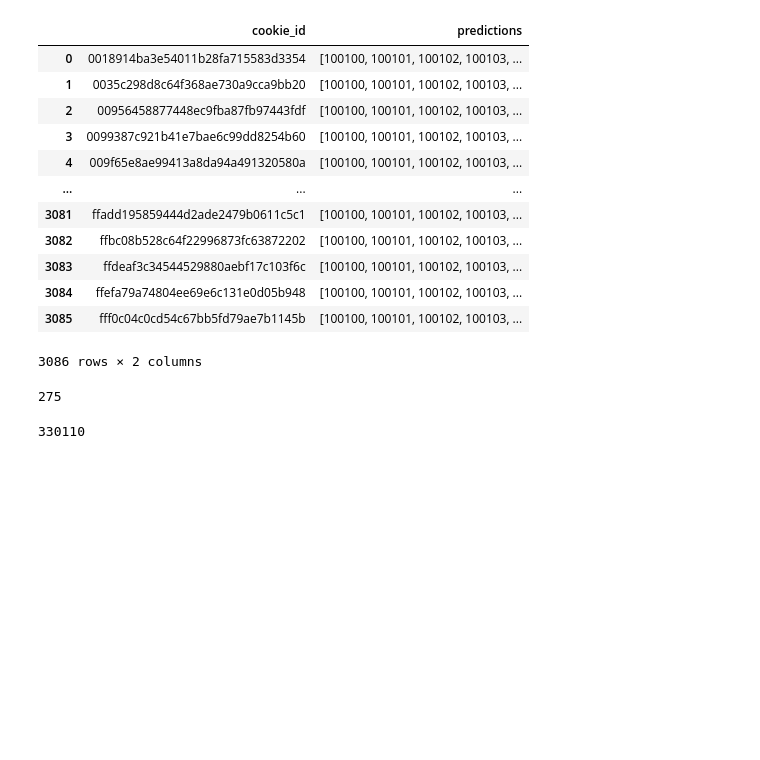
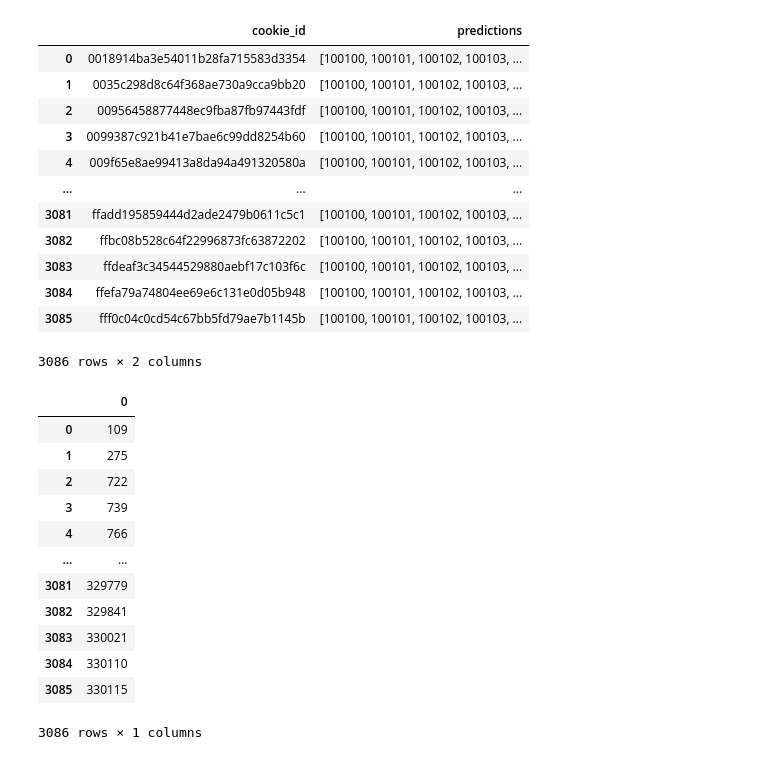
Before and after one commit to paru4ik/mipt_hackathon, a Jupyter notebook: hackathon.ipynb, the cells around one changed output. Saved outputs shown, nothing was run; the diff lists cells and outputs as text; code cells hidden in the pictures; blank space fills up the shorter version.

```diff
--- a/hackathon.ipynb
+++ b/hackathon.ipynb
@@ -276,19 +365,26 @@ df_sample
 | 3084 | ffefa79a74804ee69e6c131e0d05b948 | [100100, 100101, 100102, 100103, ... |
 | 3085 | fff0c04c0cd54c67bb5fd79ae7b1145b | [100100, 100101, 100102, 100103, ... |
 3086 rows × 2 columns
-# %%
-print(user_id(df_sample['cookie_id'][1], df_g))
-# %% [output]
-275
-# %%
-df_g.cookie_id.loc[df_g.client_id == 'ffefa79a74804ee69e6c131e0d05b948'].iloc[0]
-# %% [output]
-330110
 # %%
 df_sample_users = []
 for elm in df_sample['cookie_id']:
-    df_sample_users.append(user_id(elm, df_g))
+    df_sample_users.append(dic_client2cat['cookie_id'][elm])
 df_sample_users = pd.DataFrame(df_sample_users)
+df_sample_users
+# %% [output]
+|  | 0 |
+| 0 | 109 |
+| 1 | 275 |
+| 2 | 722 |
+| 3 | 739 |
+| 4 | 766 |
+| ... | ... |
+| 3081 | 329779 |
+| 3082 | 329841 |
+| 3083 | 330021 |
+| 3084 | 330110 |
+| 3085 | 330115 |
+3086 rows × 1 columns
 # %%
 rec = []
 for elm in df_sample_users[0]:
```
Also changed, not shown: parts of 14 cells of this notebook.
